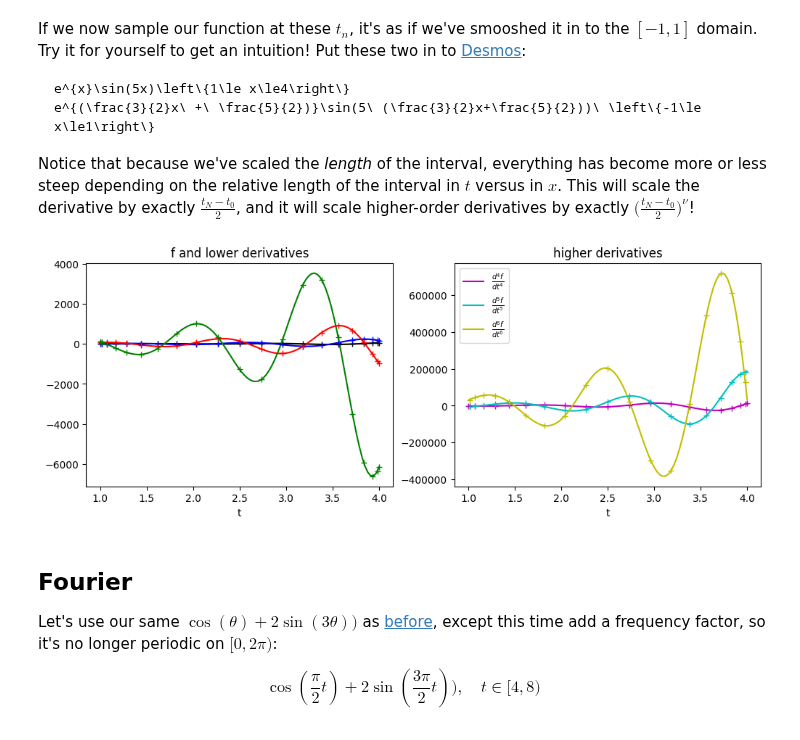
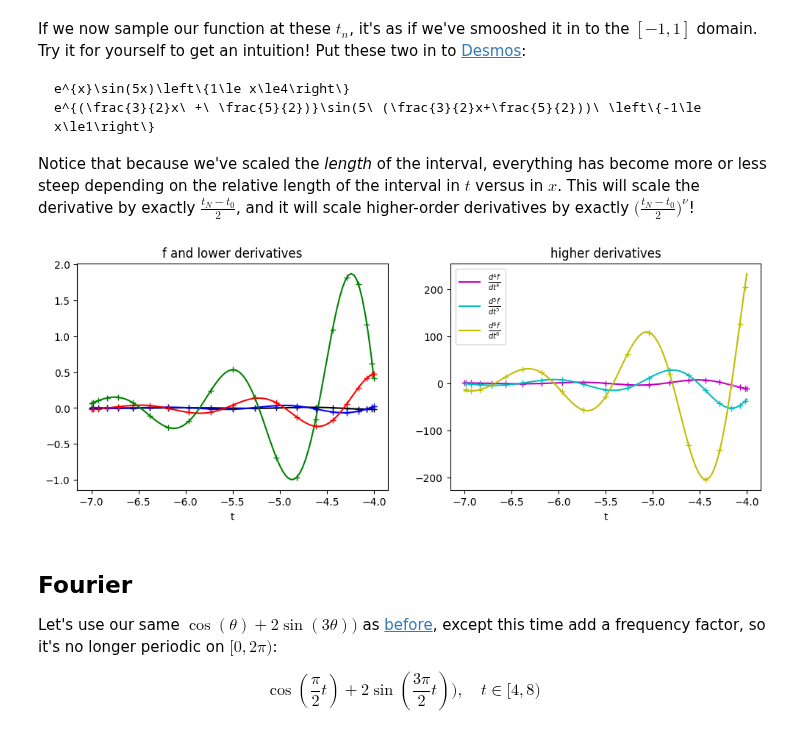
Before and after one commit to pavelkomarov/spectral-derivatives, a Jupyter notebook: notebooks/arbitrary_domains.ipynb, the cells around one changed output. Cells and saved outputs as stored; diff of their text form; code cells hidden in the pictures.

```diff
--- a/notebooks/arbitrary_domains.ipynb
+++ b/notebooks/arbitrary_domains.ipynb
@@ -20,8 +20,10 @@ $$x \in [1, -1] \leftrightarrow t \in [1,-1] \cdot \frac{t_N - t_0}{2} + \frac{t
 $$x_n \in \cos(\frac{\pi [0, N]}{N}) \leftrightarrow t_n \in \cos(\frac{\pi [0, N]}{N}) \cdot \frac{t_N - t_0}{2} + \frac{t_N + t_0}{2} $$
 # %%
 N = 20
-t_0 = 4 # Notice the higher end is at the first index of the domain
-t_N = 1
+x_n = np.cos(np.arange(N+1) * np.pi / N)
+
+t_0 = -4 # Notice the higher end is at the first index of the domain
+t_N = -7
 
 scale = (t_0 - t_N)/2
 offset = (t_0 + t_N)/2
@@ -45,40 +47,40 @@ d2y = 2*np.exp(t) * (5*np.cos(5*t) - 12*np.sin(5*t))
 d3y = -2*np.exp(t) * (37*np.sin(5*t) + 55*np.cos(5*t))
 d4y = 4*np.exp(t) * (119*np.sin(5*t) - 120*np.cos(5*t))
 d5y = 4*np.exp(t) * (719*np.sin(5*t) + 475*np.cos(5*t))
 d6y = 8*np.exp(t) * (2035*np.cos(5*t) - 828*np.sin(5*t))
 
 fig, axes = pyplot.subplots(1, 2, figsize=(12,4))
 axes[0].plot(t, y, 'k', label="$f$")
 axes[0].plot(t, dy, 'b', label=r"$\frac{df}{dt}$")
 axes[0].plot(t, d2y, 'r', label=r"$\frac{d^2f}{dt^2}$")
 axes[0].plot(t, d3y, 'g', label=r"$\frac{d^3f}{dt^3}$")
 axes[0].set_title("f and lower derivatives")
 axes[0].set_xlabel('t')
 axes[1].plot(t, d4y, 'm', label=r"$\frac{d^4f}{dt^4}$")
 axes[1].plot(t, d5y, 'c', label=r"$\frac{d^5f}{dt^5}$")
 axes[1].plot(t, d6y, 'y', label=r"$\frac{d^6f}{dt^6}$")
 axes[1].set_title("higher derivatives")
 axes[1].set_xlabel('t')
 axes[1].legend()
 
 # x = cos -> t = cos * (t_N - t_0)/2 + (t_N + t_0)/2
 y_n = np.exp(t_n) * np.sin(5*t_n)
-dy_n = cheb_deriv(y_n, 1)/scale # scale by the relative sizes of the t and x intervals
-d2y_n = cheb_deriv(y_n, 2)/scale**2 # scale by the relative sizes of the intervals, but this time squared
-d3y_n = cheb_deriv(y_n, 3)/scale**3 # cubed
-d4y_n = cheb_deriv(y_n, 4)/scale**4 # etc!
-d5y_n = cheb_deriv(y_n, 5)/scale**5
-d6y_n = cheb_deriv(y_n, 6)/scale**6
+dy_n = cheb_deriv(x_n, y_n, 1)/scale # scale by the relative sizes of the t and x intervals
+d2y_n = cheb_deriv(x_n, y_n, 2)/scale**2 # scale by the relative sizes of the intervals, but this time squared
+d3y_n = cheb_deriv(x_n, y_n, 3)/scale**3 # cubed
+d4y_n = cheb_deriv(x_n, y_n, 4)/scale**4 # etc!
+d5y_n = cheb_deriv(x_n, y_n, 5)/scale**5
+d6y_n = cheb_deriv(x_n, y_n, 6)/scale**6
 
 axes[0].plot(t_n, y_n, 'k+')
 axes[0].plot(t_n, dy_n, 'b+')
 axes[0].plot(t_n, d2y_n, 'r+')
 axes[0].plot(t_n, d3y_n, 'g+')
 axes[1].plot(t_n, d4y_n, 'm+')
 axes[1].plot(t_n, d5y_n, 'c+')
 axes[1].plot(t_n, d6y_n, 'y+');
 # %% [output]
-[figure, old version]
+[figure, new version]
 # %% [markdown]
 ## Fourier
 
```
Also changed, not shown: 2 other files.
